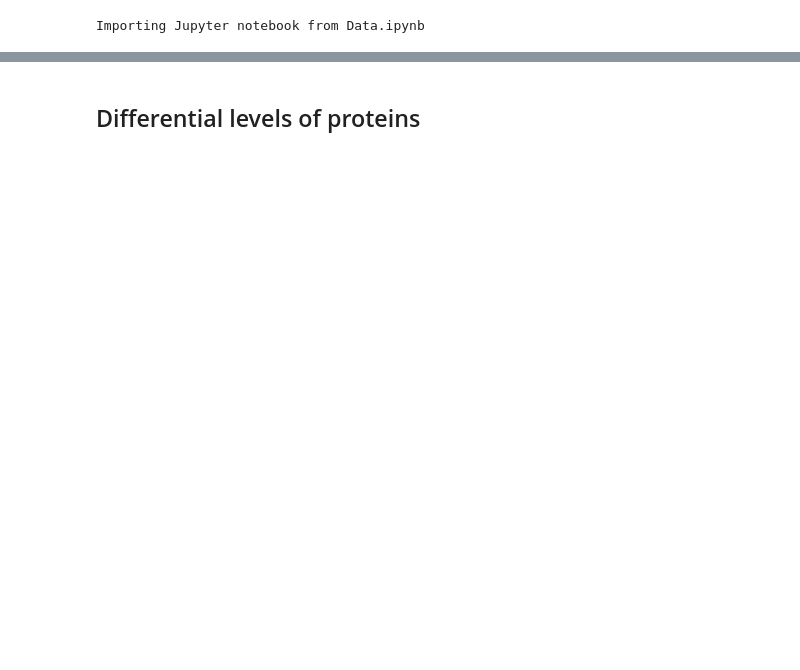
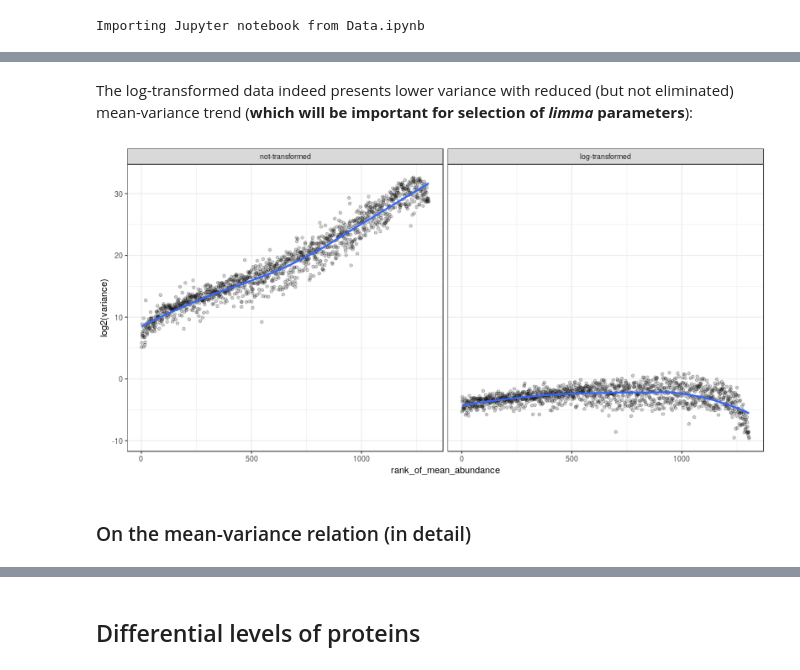
Before and after one commit to krassowski/meningitis-integration, a Jupyter notebook: analyses/protein_vs_clinical/Differential_levels.ipynb, the cells around one changed output, grey strips where cells are left out. Saved outputs shown, nothing was run; the diff lists cells and outputs as text; code cells hidden in the pictures; blank space fills up the shorter version.

```diff
--- a/analyses/protein_vs_clinical/Differential_levels.ipynb
+++ b/analyses/protein_vs_clinical/Differential_levels.ipynb
@@ -10,0 +43,7 @@ from helpers.utilities import *
+# %%
+from numpy import log2, log, log10
+
+transformations = {
+    'not-transformed': lambda x: x,
+    'log-transformed': log10
+}
@@ -10,0 +70,12 @@ from helpers.utilities import *
+# %%
+def stack_observations(by_group):
+    by_observation = by_group.stack().reset_index()
+    by_observation.columns = ['observation', 'group', 'value']
+    by_observation.group = pd.Categorical(by_observation.group, ordered=True, categories=transformations.keys())
+    return by_observation
+
+def measure_by_transform(data, measure):
+    return DataFrame({
+        name: measure(transform(data))
+        for name, transform in transformations.items()
+    })
@@ -10,0 +133,32 @@ from helpers.utilities import *
+# %%
+matrices = {
+    name: transform(raw_protein_matrix)
+    for name, transform in transformations.items()
+}
+# %%
+mean_vs_variance = concat([
+    DataFrame(dict(
+        variance=data.var(axis=1),
+        residual_variance=data.var(axis=1) - data.mean(axis=1),
+        mean_abundance=data.mean(axis=1),
+        rank_of_mean_abundance=data.mean(axis=1).rank(),
+        group=group
+    ))
+    for group, data in matrices.items()
+])
+mean_vs_variance.group = pd.Categorical(mean_vs_variance.group, ordered=True, categories=matrices.keys())
+# %% [markdown]
+The log-transformed data indeed presents lower variance with reduced (but not eliminated) mean-variance trend (**which will be important for selection of *limma* parameters**):
+# %%
+%%R -i mean_vs_variance -w 800 -h 400 -u px
+(
+    ggplot(mean_vs_variance, aes(x=rank_of_mean_abundance, y=log2(variance)))
+    + geom_point(alpha=0.2)
+    + stat_smooth(method='loess')
+    + facet_wrap('group')
+    + theme_bw()
+)
+# %% [output]
+[figure, added]
+# %% [markdown]
+### On the mean-variance relation (in detail)
```
Also changed, not shown: parts of 159 cells of this notebook, 10 other files.
